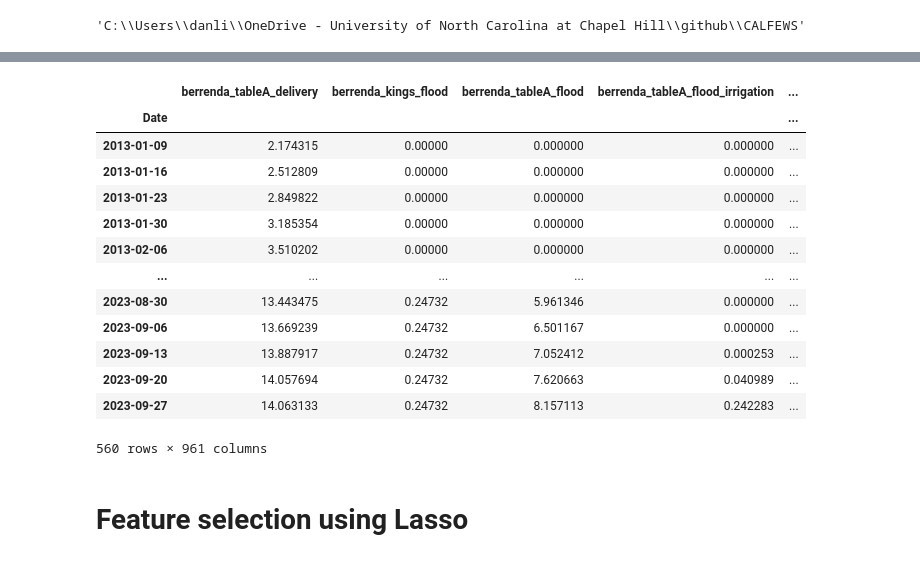
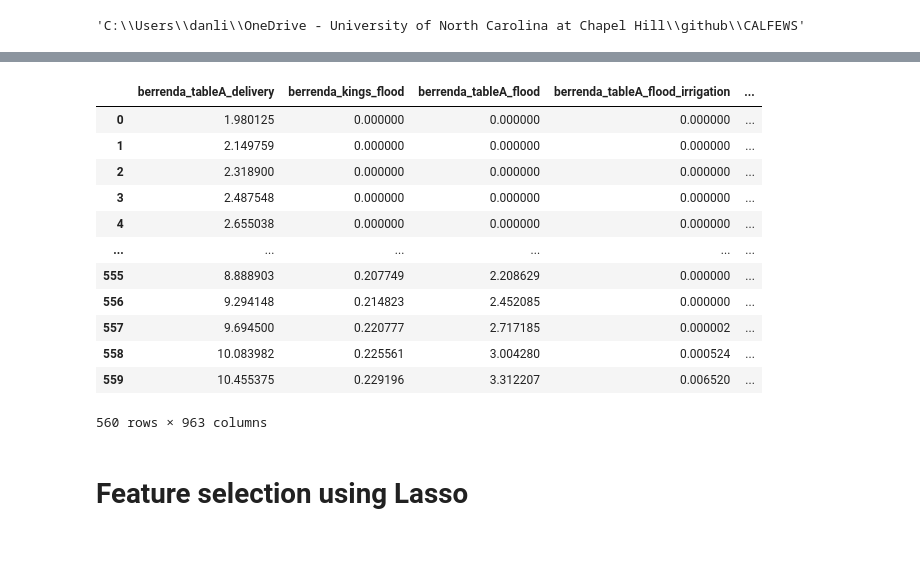
Before and after one commit to dlkency/CALFEWS, a Jupyter notebook: CALFEW_water_price_index.ipynb, the cells around one changed output, grey strips where cells are left out. Saved outputs shown, nothing was run; the diff lists cells and outputs as text; code cells hidden in the pictures.

```diff
--- a/CALFEW_water_price_index.ipynb
+++ b/CALFEW_water_price_index.ipynb
@@ -358,0 +362,12 @@ datDaily_selected
+# %%
+# Define the rolling window size (6 months)
+# Note: Pandas uses '180D' for a 6-month period assuming approx. 30 days per month
+window_size = '180D'
+
+# Compute the 6-month rolling average centered on each date
+average_values_df = datDaily_selected.rolling(window=window_size, center=False).mean()
+
+# Reset the index to have 'Date' as a column again if needed
+# average_values_df.reset_index(inplace=True)
+
+average_values_df.head()
@@ -359,25 +382,22 @@ datDaily_selected
 # %%
-merged_df = pd.merge(datDaily_selected, combined_df, left_on=datDaily_selected.index, right_on='Date')
+merged_df = pd.merge(average_values_df, combined_df, left_on=average_values_df.index, right_on='Date')
 
-merged_df.set_index("Date", inplace = True)
+# merged_df.set_index("Date", inplace = True)
 merged_df
-# Step 3: Optionally, drop the 'index' column if no longer needed
-# merged_df.drop('index', axis=1, inplace=True)
 # %% [output]
 |  | berrenda_tableA_delivery | berrenda_kings_flood | berrenda_tableA_flood | berrenda_tableA_flood_irrigation | ... |
-| Date |  |  |  |  | ... |
-| 2013-01-09 | 2.174315 | 0.00000 | 0.000000 | 0.000000 | ... |
-| 2013-01-16 | 2.512809 | 0.00000 | 0.000000 | 0.000000 | ... |
-| 2013-01-23 | 2.849822 | 0.00000 | 0.000000 | 0.000000 | ... |
-| 2013-01-30 | 3.185354 | 0.00000 | 0.000000 | 0.000000 | ... |
-| 2013-02-06 | 3.510202 | 0.00000 | 0.000000 | 0.000000 | ... |
+| 0 | 1.980125 | 0.000000 | 0.000000 | 0.000000 | ... |
+| 1 | 2.149759 | 0.000000 | 0.000000 | 0.000000 | ... |
+| 2 | 2.318900 | 0.000000 | 0.000000 | 0.000000 | ... |
+| 3 | 2.487548 | 0.000000 | 0.000000 | 0.000000 | ... |
+| 4 | 2.655038 | 0.000000 | 0.000000 | 0.000000 | ... |
 | ... | ... | ... | ... | ... | ... |
-| 2023-08-30 | 13.443475 | 0.24732 | 5.961346 | 0.000000 | ... |
-| 2023-09-06 | 13.669239 | 0.24732 | 6.501167 | 0.000000 | ... |
-| 2023-09-13 | 13.887917 | 0.24732 | 7.052412 | 0.000253 | ... |
-| 2023-09-20 | 14.057694 | 0.24732 | 7.620663 | 0.040989 | ... |
-| 2023-09-27 | 14.063133 | 0.24732 | 8.157113 | 0.242283 | ... |
+| 555 | 8.888903 | 0.207749 | 2.208629 | 0.000000 | ... |
+| 556 | 9.294148 | 0.214823 | 2.452085 | 0.000000 | ... |
+| 557 | 9.694500 | 0.220777 | 2.717185 | 0.000002 | ... |
+| 558 | 10.083982 | 0.225561 | 3.004280 | 0.000524 | ... |
+| 559 | 10.455375 | 0.229196 | 3.312207 | 0.006520 | ... |
-560 rows × 961 columns
+560 rows × 963 columns
 # %% [markdown]
 # Feature selection using Lasso
 # %%
```
Also changed, not shown: parts of 40 cells of this notebook, 7 other files.
